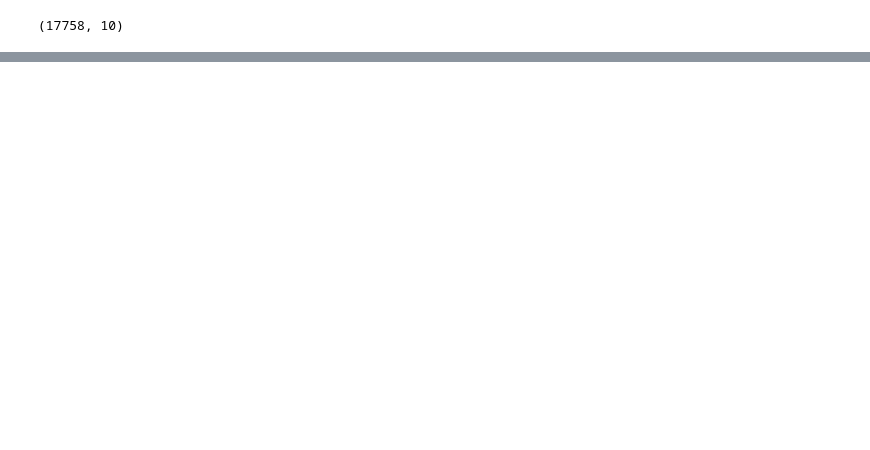
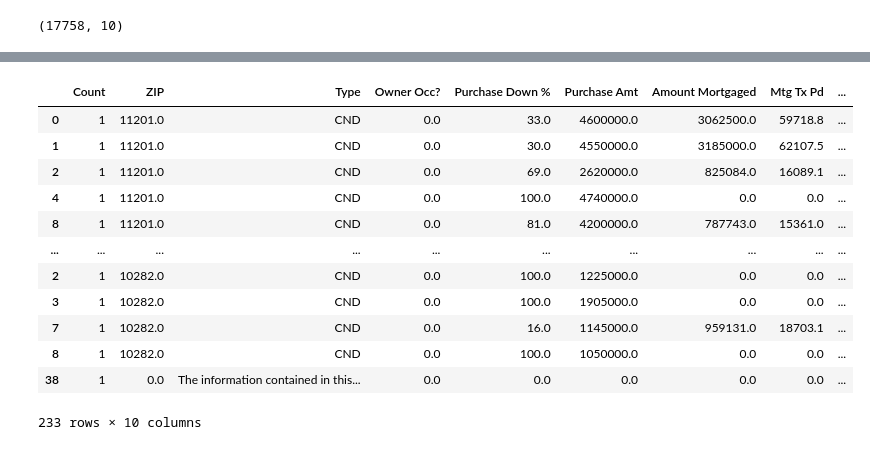
Before and after one commit to Kat-McEldowney/Group_project_1, a Jupyter notebook: Bklyn_2022_RE_DF.ipynb, the cells around one changed output, grey strips where cells are left out. Saved outputs shown, nothing was run; the diff lists cells and outputs as text; code cells hidden in the pictures; blank space fills up the shorter version.

```diff
--- a/Bklyn_2022_RE_DF.ipynb
+++ b/Bklyn_2022_RE_DF.ipynb
@@ -50,0 +35,10 @@ full_df.head()
+# %%
+#calculate how much mortgage tax was collected.
+# for mortgages less than $500,000, tax is 1.8% for mortgages of $500,000, 1.95%
+#calculate the mansion tax as 1% for sales over $1,000,000
+
+full_df['Mtg Tx Pd'] = np.where(full_df['Amount Mortgaged'] >= 500000,
+                                 full_df['Amount Mortgaged'] * 0.0195, full_df['Amount Mortgaged'] * 0.018)
+full_df['Mansion Tax Pd'] = np.where(full_df['Purchase Amt'] >= 1000000, full_df['Purchase Amt'] * 0.01, 0)
+full_df.set_index('Count')
+full_df.head()
@@ -162,0 +156,17 @@ calculate_full_df.to_csv('Sales_info')
+# %%
+smallzip = calculated_full_df.groupby('ZIP')
+smallzip.head()
+# %% [output]
+|  | Count | ZIP | Type | Owner Occ? | Purchase Down % | Purchase Amt | Amount Mortgaged | Mtg Tx Pd | ... |
+| 0 | 1 | 11201.0 | CND | 0.0 | 33.0 | 4600000.0 | 3062500.0 | 59718.8 | ... |
+| 1 | 1 | 11201.0 | CND | 0.0 | 30.0 | 4550000.0 | 3185000.0 | 62107.5 | ... |
+| 2 | 1 | 11201.0 | CND | 0.0 | 69.0 | 2620000.0 | 825084.0 | 16089.1 | ... |
+| 4 | 1 | 11201.0 | CND | 0.0 | 100.0 | 4740000.0 | 0.0 | 0.0 | ... |
+| 8 | 1 | 11201.0 | CND | 0.0 | 81.0 | 4200000.0 | 787743.0 | 15361.0 | ... |
+| ... | ... | ... | ... | ... | ... | ... | ... | ... | ... |
+| 2 | 1 | 10282.0 | CND | 0.0 | 100.0 | 1225000.0 | 0.0 | 0.0 | ... |
+| 3 | 1 | 10282.0 | CND | 0.0 | 100.0 | 1905000.0 | 0.0 | 0.0 | ... |
+| 7 | 1 | 10282.0 | CND | 0.0 | 16.0 | 1145000.0 | 959131.0 | 18703.1 | ... |
+| 8 | 1 | 10282.0 | CND | 0.0 | 100.0 | 1050000.0 | 0.0 | 0.0 | ... |
+| 38 | 1 | 0.0 | The information contained in this... | 0.0 | 0.0 | 0.0 | 0.0 | 0.0 | ... |
+233 rows × 10 columns
```
Also changed, not shown: parts of 9 cells of this notebook, 1 other file.
